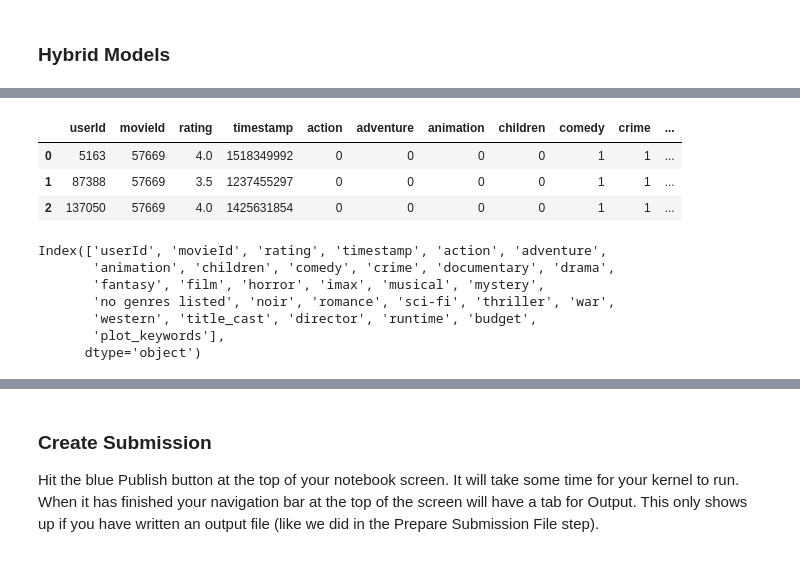
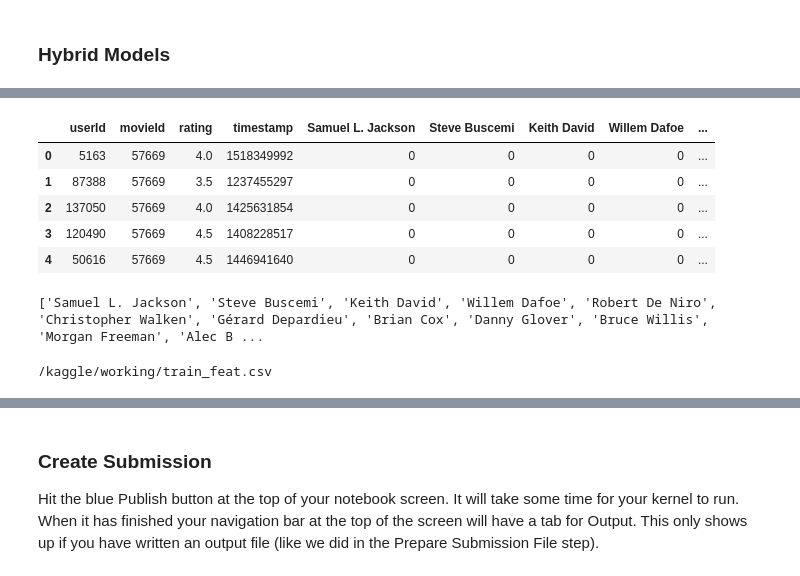
Before and after one commit to daniel-bru/ZM5-Recommender_System-2022, a Jupyter notebook: zm5-recommender-system-main.ipynb, the cells around one changed output, grey strips where cells are left out. Saved outputs shown, nothing was run; the diff lists cells and outputs as text; code cells hidden in the pictures.

```diff
--- a/zm5-recommender-system-main.ipynb
+++ b/zm5-recommender-system-main.ipynb
@@ -99,7 +116,7 @@ non-resource variables are not supported in the long term
 # %% [markdown]
 ### Reading in data
 # %%
-root_path = '/content/'
+root_path = '../input/recomdata/'
 df_sample_submission = pd.read_csv(root_path + 'sample_submission.csv')
 df_movies = pd.read_csv(root_path + 'movies.csv')
 df_imdb = pd.read_csv(root_path + 'imdb_data.csv')
@@ -380,0 +464,13 @@ plt.show()
+# %%
+%%time
+cast = pd.DataFrame(df_imdb[['movieId', 'title_cast']],
+                             columns=['movieId', 'title_cast'])
+
+# Split title_cast seperated by "|" and create a list containing the cast members in each movie
+cast.title_cast = cast.title_cast.astype(str).apply(lambda x: x.split('|'))
+cast_movie = pd.DataFrame([(tup.movieId, d) for tup in cast.itertuples() for d in tup.title_cast],
+                             columns=['movieId', 'title_cast'])
+mostc_cast = cast_movie['title_cast'].value_counts(ascending=False).index.tolist()[:16]
+
+cast_encode = create_features(cast, 'title_cast', mostc_cast[1:])
+cast_encode.head(4)
@@ -631,12 +721,0 @@ genre_encode.head()
-# %%
-cast = pd.DataFrame(df_imdb[['movieId', 'title_cast']],
-                             columns=['movieId', 'title_cast'])
-
-# Split title_cast seperated by "|" and create a list containing the cast members in each movie
-cast.title_cast = cast.title_cast.astype(str).apply(lambda x: x.split('|'))
-cast_movie = pd.DataFrame([(tup.movieId, d) for tup in cast.itertuples() for d in tup.title_cast],
-                             columns=['movieId', 'title_cast'])
-mostc_cast = cast_movie['title_cast'].value_counts(ascending=False).index.tolist()[:50]
-
-cast_encode = create_features(cast[:5], 'title_cast', mostc_cast[1:])
-cast_encode.head()
@@ -671,5 +722,7 @@ df_train.shape
 # %%
-df_train = pd.merge(df_train, genre_encode,on= 'movieId')
-df_train = df_train.merge(cast_encode, on= 'movieId')
+%%time
+mergeded_train = df_train.copy()
+mergeded_train = pd.merge(df_train, genre_encode,on= 'movieId', how='left')
+mergeded_train = pd.merge(df_train, cast_encode, on= 'movieId', how='left')
 print(df_train.shape)
 # %% [output]
@@ -677,4 +736,6 @@ print(df_train.shape)
 # %%
-df_train = df_train.merge(df_imdb[['director', 'runtime', 'budget']], on= 'movieId').fillna(0)
-df_train.head()
+%%time
+mergeded_train = pd.merge(mergeded_train, df_imdb[['movieId','director', 'runtime',
+                                                   'budget']], on= 'movieId').fillna(0)
+mergeded_train.head()
 # %% [output]
@@ -681,15 +744,12 @@ df_train.head()
-|  | userId | movieId | rating | timestamp | action | adventure | animation | children | comedy | crime | ... |
-| 0 | 5163 | 57669 | 4.0 | 1518349992 | 0 | 0 | 0 | 0 | 1 | 1 | ... |
-| 1 | 87388 | 57669 | 3.5 | 1237455297 | 0 | 0 | 0 | 0 | 1 | 1 | ... |
-| 2 | 137050 | 57669 | 4.0 | 1425631854 | 0 | 0 | 0 | 0 | 1 | 1 | ... |
+|  | userId | movieId | rating | timestamp | Samuel L. Jackson | Steve Buscemi | Keith David | Willem Dafoe | ... |
+| 0 | 5163 | 57669 | 4.0 | 1518349992 | 0 | 0 | 0 | 0 | ... |
+| 1 | 87388 | 57669 | 3.5 | 1237455297 | 0 | 0 | 0 | 0 | ... |
+| 2 | 137050 | 57669 | 4.0 | 1425631854 | 0 | 0 | 0 | 0 | ... |
+| 3 | 120490 | 57669 | 4.5 | 1408228517 | 0 | 0 | 0 | 0 | ... |
+| 4 | 50616 | 57669 | 4.5 | 1446941640 | 0 | 0 | 0 | 0 | ... |
-# %%
-print(df_train.columns)
-# %% [output]
-Index(['userId', 'movieId', 'rating', 'timestamp', 'action', 'adventure',
-       'animation', 'children', 'comedy', 'crime', 'documentary', 'drama',
-       'fantasy', 'film', 'horror', 'imax', 'musical', 'mystery',
-       'no genres listed', 'noir', 'romance', 'sci-fi', 'thriller', 'war',
-       'western', 'title_cast', 'director', 'runtime', 'budget',
-       'plot_keywords'],
-      dtype='object')
+# %%
+columns = list(mergeded_train.columns)
+print(columns[4:])
+# %% [output]
+['Samuel L. Jackson', 'Steve Buscemi', 'Keith David', 'Willem Dafoe', 'Robert De Niro', 'Christopher Walken', 'Gérard Depardieu', 'Brian Cox', 'Danny Glover', 'Bruce Willis', 'Morgan Freeman', 'Alec B ...
 # %%
@@ -697 +757,6 @@ df_train.to_csv('train_feat.csv', index=False)
+# %%
+from IPython.display import FileLink
+FileLink('./train_feat.csv')
+# %% [output]
+/kaggle/working/train_feat.csv
 # %%
```
Also changed, not shown: parts of 65 cells of this notebook.
